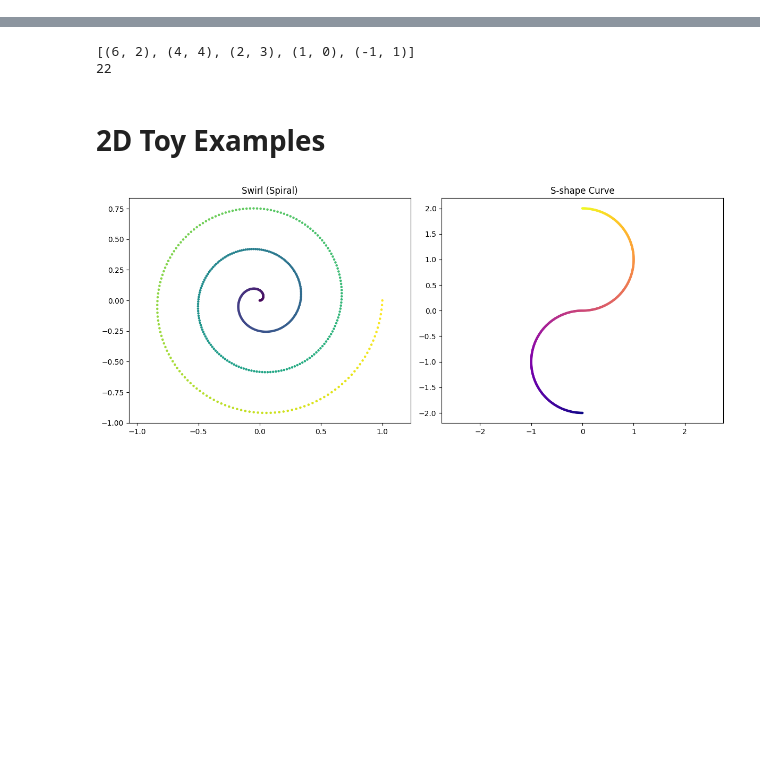
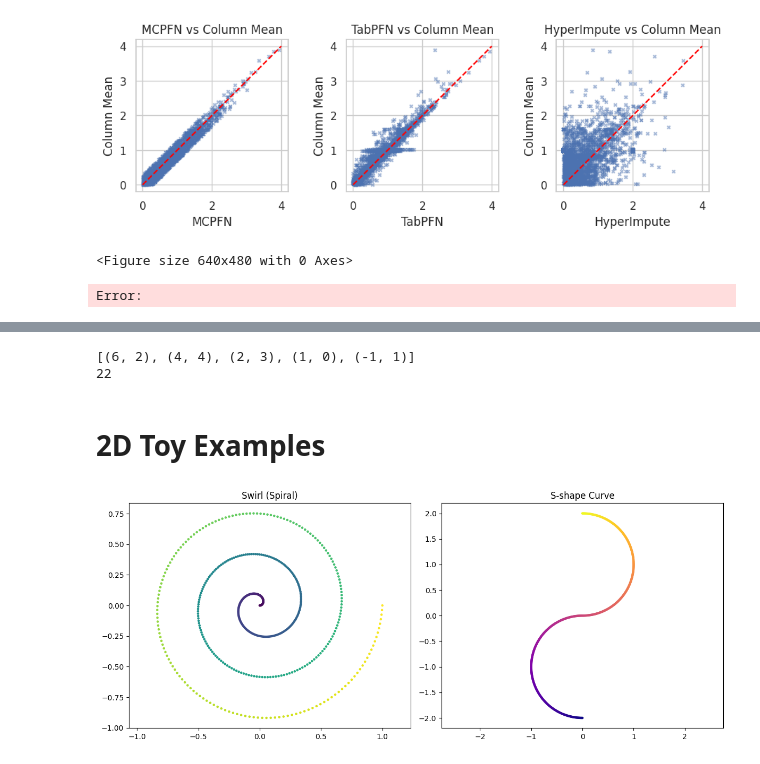
Before and after one commit to jacobf18/tabular, a Jupyter notebook: mcpfn/tests.ipynb, the cells around one changed output, grey strips where cells are left out. Saved outputs shown, nothing was run; the diff lists cells and outputs as text; code cells hidden in the pictures; blank space fills up the shorter version.

```diff
--- a/mcpfn/tests.ipynb
+++ b/mcpfn/tests.ipynb
@@ -30,0 +219,36 @@ X, y, _, _ = dataset.get_data(dataset_format="dataframe")
+# %%
+# Plot MCPFN vs Column Mean absolute errors on a scatter plot
+fig, axs = plt.subplots(1, 3, figsize=(9, 3), layout='constrained')
+
+axs[0].scatter(np.abs(imputed_vals_mcpfn - true_vals), np.abs(imputed_vals_column_mean - true_vals), marker='x', s=10, alpha=0.5)
+axs[0].set_xlabel("MCPFN")
+axs[0].set_ylabel("Column Mean")
+axs[0].set_title("MCPFN vs Column Mean")
+
+
+axs[1].scatter(np.abs(imputed_vals_tabpfn - true_vals), np.abs(imputed_vals_column_mean - true_vals), marker='x', s=10, alpha=0.5)
+axs[1].set_xlabel("TabPFN")
+axs[1].set_ylabel("Column Mean")
+axs[1].set_title("TabPFN vs Column Mean")
+
+axs[2].scatter(np.abs(imputed_vals_hyperimpute - true_vals), np.abs(imputed_vals_column_mean - true_vals), marker='x', s=10, alpha=0.5)
+axs[2].set_xlabel("HyperImpute")
+axs[2].set_ylabel("Column Mean")
+axs[2].set_title("HyperImpute vs Column Mean")
+
+# Plot a line at y=x from 0 to 4 in each plot
+axs[0].plot([0, 4], [0, 4], color='red', linestyle='--')
+axs[1].plot([0, 4], [0, 4], color='red', linestyle='--')
+axs[2].plot([0, 4], [0, 4], color='red', linestyle='--')
+
+# Make the plots square
+axs[0].set_aspect('equal', adjustable='box')
+axs[1].set_aspect('equal', adjustable='box')
+axs[2].set_aspect('equal', adjustable='box')
+
+plt.show()
+plt.tight_layout()
+# %% [output]
+[figure, added]
+<Figure size 640x480 with 0 Axes>
+Error:
```
Also changed, not shown: parts of 7 cells of this notebook, 4 other files.
